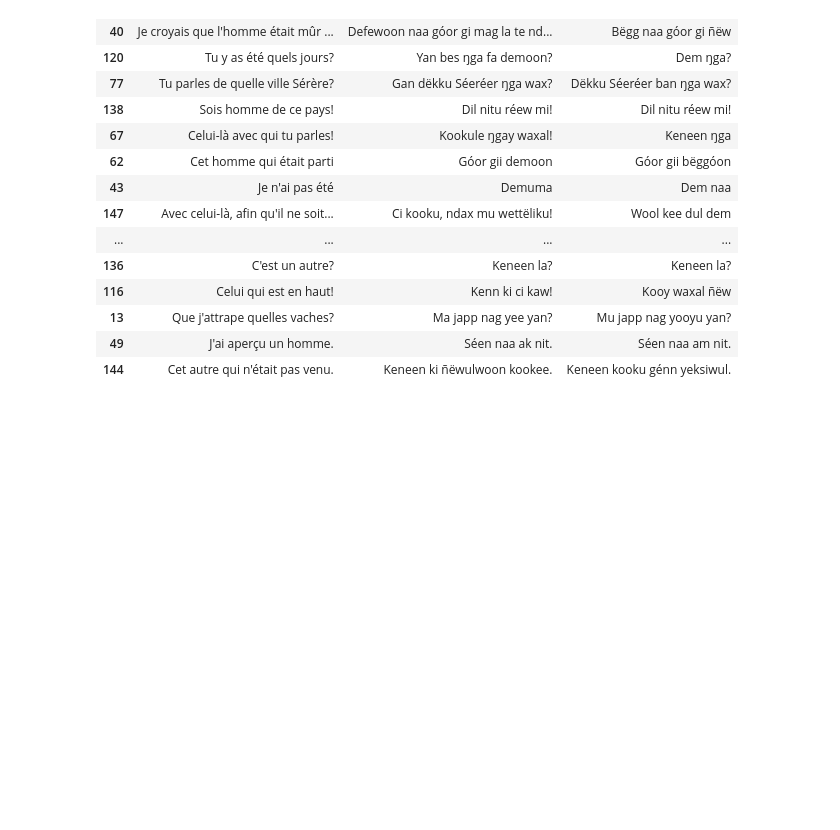
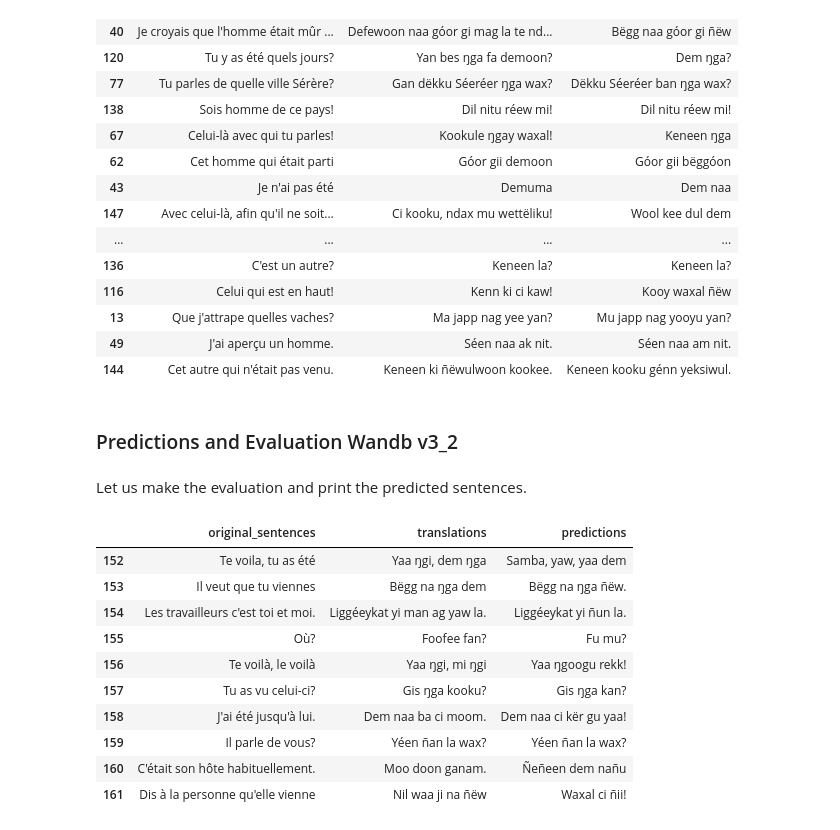
Before and after one commit to Oumar199/Wolof_traduction, a Jupyter notebook: fw_training_t5_small_custom_train_best_model_v3.ipynb, the cells around one changed output. Saved outputs shown, nothing was run; the diff lists cells and outputs as text; code cells hidden in the pictures; blank space fills up the shorter version.

```diff
--- a/fw_training_t5_small_custom_train_best_model_v3.ipynb
+++ b/fw_training_t5_small_custom_train_best_model_v3.ipynb
@@ -446,3 +439,5 @@ df_ft_to_wf[1].sample(100)
 | 13 | Que j'attrape quelles vaches? | Ma japp nag yee yan? | Mu japp nag yooyu yan? |
 | 49 | J'ai aperçu un homme. | Séen naa ak nit. | Séen naa am nit. |
 | 144 | Cet autre qui n'était pas venu. | Keneen ki ñëwulwoon kookee. | Keneen kooku génn yeksiwul. |
+# %% [markdown]
+### Predictions and Evaluation Wandb v3_2
@@ -448,0 +449,2 @@ df_ft_to_wf[1].sample(100)
+# %% [markdown]
+Let us make the evaluation and print the predicted sentences.
@@ -448,0 +454,14 @@ df_ft_to_wf[1].sample(100)
+# %%
+df_ft_to_wf[1].tail(10)
+# %% [output]
+|  | original_sentences | translations | predictions |
+| 152 | Te voila, tu as été | Yaa ŋgi, dem ŋga | Samba, yaw, yaa dem |
+| 153 | Il veut que tu viennes | Bëgg na ŋga dem | Bëgg na ŋga ñëw. |
+| 154 | Les travailleurs c'est toi et moi. | Liggéeykat yi man ag yaw la. | Liggéeykat yi ñun la. |
+| 155 | Où? | Foofee fan? | Fu mu? |
+| 156 | Te voilà, le voilà | Yaa ŋgi, mi ŋgi | Yaa ŋgoogu rekk! |
+| 157 | Tu as vu celui-ci? | Gis ŋga kooku? | Gis ŋga kan? |
+| 158 | J'ai été jusqu'à lui. | Dem naa ba ci moom. | Dem naa ci kër gu yaa! |
+| 159 | Il parle de vous? | Yéen ñan la wax? | Yéen ñan la wax? |
+| 160 | C'était son hôte habituellement. | Moo doon ganam. | Ñeñeen dem nañu |
+| 161 | Dis à la personne qu'elle vienne | Nil waa ji na ñëw | Waxal ci ñii! |
```
Also changed, not shown: parts of 9 cells of this notebook, 14 other files.
